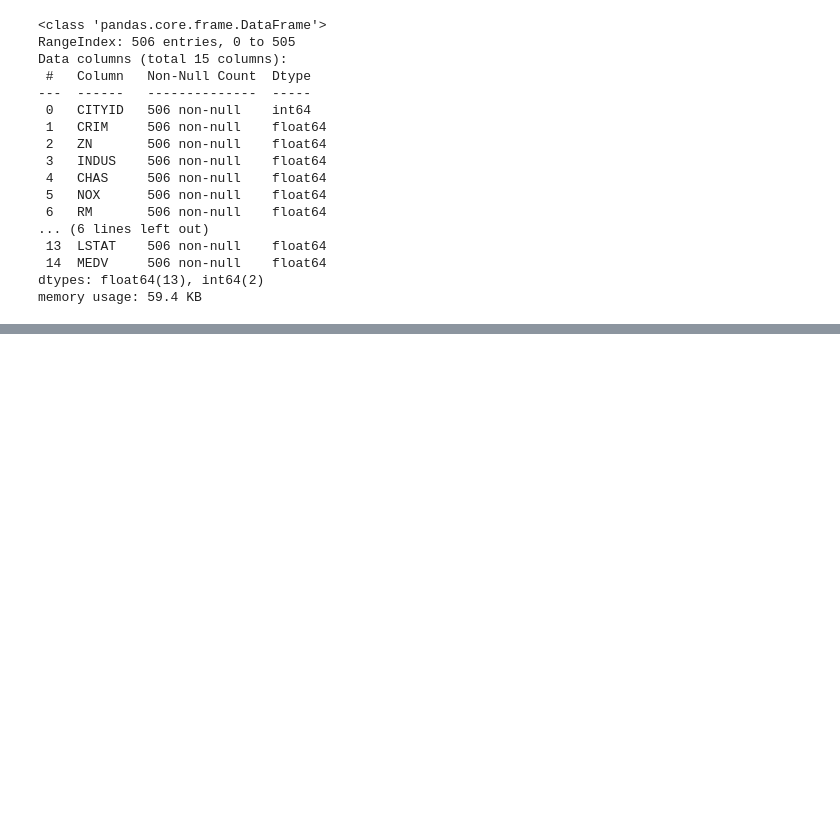
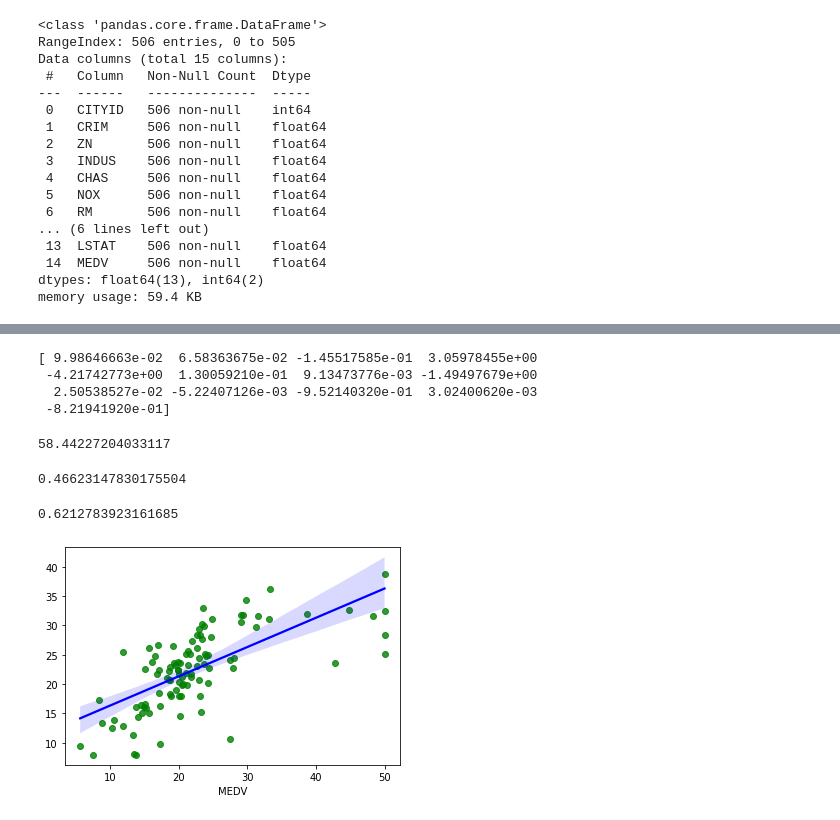
Before and after one commit to bhagich/ML, a Jupyter notebook: Boston_Pricing.ipynb, the cells around one changed output, grey strips where cells are left out. Cells and saved outputs as stored; diff of their text form; code cells hidden in the pictures; blank space fills up the shorter version.

```diff
--- a/Boston_Pricing.ipynb
+++ b/Boston_Pricing.ipynb
@@ -68,0 +109,2 @@ boston.describe()
+# %%
+boston['PTRATIO']=boston['PTRATIO'].replace(np.nan,0)
@@ -69,5 +131,5 @@ boston.describe()
 # %%
-X = boston.iloc[:,:-1]
+X = boston.drop(['MEDV','CITYID'],axis=1)
 y = boston['MEDV']
 # %%
 from sklearn.model_selection import train_test_split
@@ -80,0 +143,31 @@ ValueError: ignored
+# %%
+print(reg.coef_)
+# %% [output]
+[ 9.98646663e-02  6.58363675e-02 -1.45517585e-01  3.05978455e+00
+ -4.21742773e+00  1.30059210e-01  9.13473776e-03 -1.49497679e+00
+  2.50538527e-02 -5.22407126e-03 -9.52140320e-01  3.02400620e-03
+ -8.21941920e-01]
+# %%
+print(reg.intercept_)
+# %% [output]
+58.44227204033117
+# %%
+y_pred = reg.predict(X_test)
+# %%
+from sklearn.metrics import r2_score
+test_err=r2_score(y_test,y_pred)
+test_err
+# %% [output]
+0.46623147830175504
+# %%
+#predicting on training data
+y_pred_train = reg.predict(X_train)
+train_err=r2_score(y_pred_train,y_train)
+train_err
+# %% [output]
+0.6212783923161685
+# %%
+import seaborn as sns
+sns.regplot(y_test, y_pred, scatter_kws={"color": "green"}, line_kws={"color": "blue"}) ;
+# %% [output]
+[figure, added]
```
Also changed, not shown: parts of 8 cells of this notebook.
